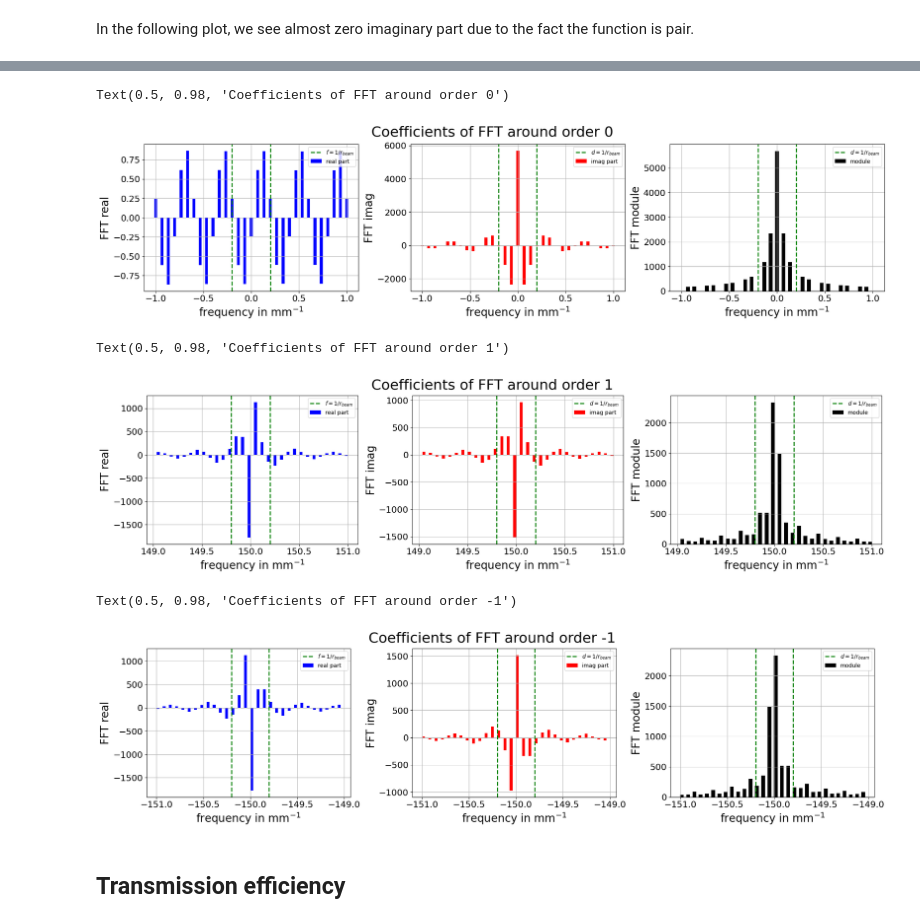
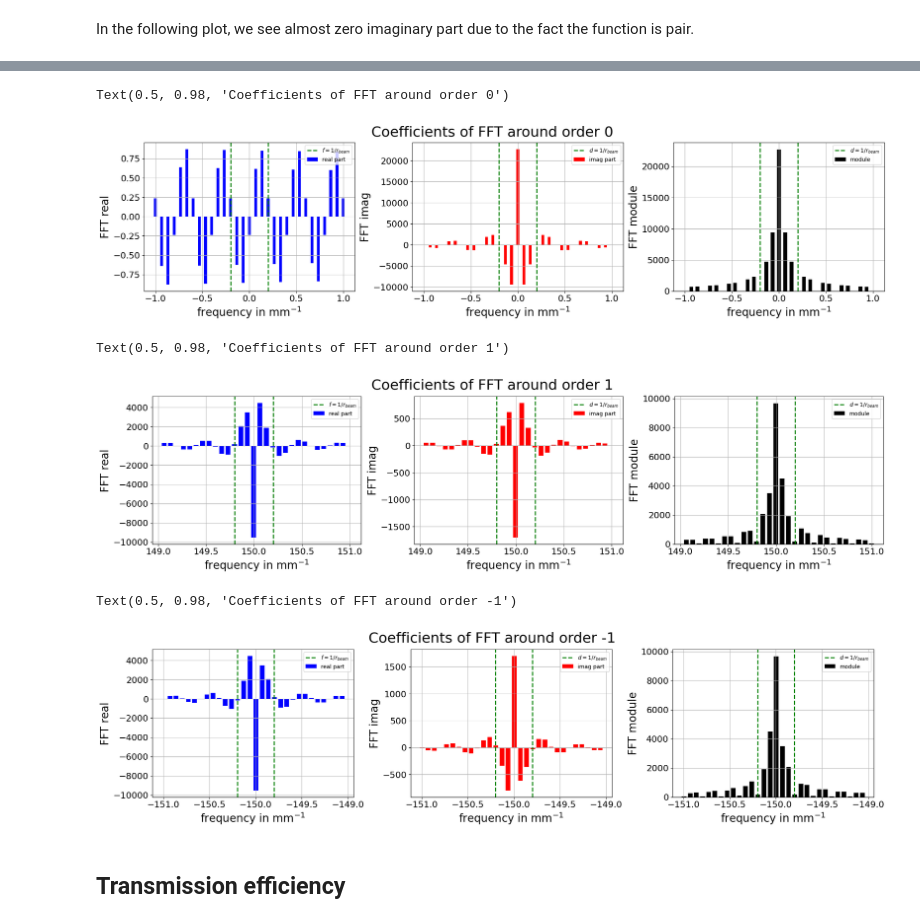
Before and after one commit to sylvielsstfr/AuxtelPSFpoppy, a Jupyter notebook: docs/notebooks/introdiffraction/03_FFT1D_holoidealphasepattern.ipynb, the cells around one changed output, grey strips where cells are left out. Drawn from its saved outputs; the diff is of its cells as text; code cells hidden in the pictures.

```diff
--- a/docs/notebooks/introdiffraction/03_FFT1D_holoidealphasepattern.ipynb
+++ b/docs/notebooks/introdiffraction/03_FFT1D_holoidealphasepattern.ipynb
@@ -212,3 +214,17 @@ ax.set_ylim(0.,1.)
 # %% [output]
 (0.0, 1.0)
 [figure]
+# %%
+def set_holo_phase_debug(x,opticalelement_nblines_permm=Neff,xshift=0,contrast=0.5):
+    """
+    Generate a square phase pattern of transmission including the pupil function.
+    x in mm
+    xshift : between -1,1
+    """
+    a = 1/opticalelement_nblines_permm
+    #x = x + xshift*a/2
+
+    #r = np.exp(1j*np.pi*np.rint(x/a-0.25 - np.floor(x/a-0.25))-0.5)
+    r = np.exp(1j*np.pi* set_holo_pattern_debug(x,opticalelement_nblines_permm=Neff,xshift=xshift,contrast=contrast))
+    rcut = np.where(np.logical_or(x<-beam_radius_mm,x>beam_radius_mm),0,r)
+    return rcut
@@ -215,7 +266,8 @@ ax.set_ylim(0.,1.)
 # %% [markdown]
 ### Parameters of the FFT
 # %%
-Nb = 10001
+#Nb = 10001 ## Too small for sampling
+Nb = 40001 ## Too small for sampling
 padding_factor = 1.5
 # %%
 # x in units of mm
@@ -392,4 +437,9 @@ In order that the two level of $ye$ to be in opposite phase, we must have
 # %% [markdown]
 ### Transmission generated by optical element
 # %%
-r = ap*np.exp(1j*np.pi*ye)
+#r = ap*np.exp(1j*np.pi*ye)
+
+# NOTICE HERE I HAVE TO MULTIPLY BY 1j*pi and not 2j*pi
+# ?????
+#r = ap*np.exp(1j*np.pi*ye) # Old way to calculate
+r = set_holo_phase_debug(xe,opticalelement_nblines_permm=Neff,xshift=0) # new way
@@ -594,12 +651,12 @@ ax3.grid(); ax3.legend()
 plt.suptitle("Coefficients of FFT around order 0",fontsize=26)
 # %% [output]
 Text(0.5, 0.98, 'Coefficients of FFT around order 0')
-[figure, old version]
+[figure, new version]
 # %%
 fig,(ax1,ax2,ax3) = plt.subplots(1,3,figsize=(20,5),sharex=True,layout="constrained")
-ax1.bar(freq[indexes_order_p1],real[indexes_order_p1],width=0.03,facecolor="b",label="real part")
-ax2.bar(freq[indexes_order_p1],imag[indexes_order_p1],width=0.03,facecolor="r",label="imag part")
-ax3.bar(freq[indexes_order_p1],module[indexes_order_p1],width=0.04,facecolor="k",label="module")
+ax1.bar(freq[indexes_order_p1],real[indexes_order_p1],width=0.05,facecolor="b",label="real part")
+ax2.bar(freq[indexes_order_p1],imag[indexes_order_p1],width=0.05,facecolor="r",label="imag part")
+ax3.bar(freq[indexes_order_p1],module[indexes_order_p1],width=0.05,facecolor="k",label="module")
 ax1.set_ylabel("FFT real")
 ax2.set_ylabel("FFT imag")
 ax3.set_ylabel("FFT module")
@@ -621,33 +678,33 @@ ax3.grid(); ax3.legend()
 plt.suptitle("Coefficients of FFT around order 1",fontsize=26)
 # %% [output]
 Text(0.5, 0.98, 'Coefficients of FFT around order 1')
-[figure, old version]
+[figure, new version]
 # %%
 fig,(ax1,ax2,ax3) = plt.subplots(1,3,figsize=(20,5),sharex=True,layout="constrained")
-ax1.bar(freq[indexes_order_m1],real[indexes_order_m1],width=0.03,facecolor="b",label="real part")
-ax2.bar(freq[indexes_order_m1],imag[indexes_order_m1],width=0.03,facecolor="r",label="imag part")
-ax3.bar(freq[indexes_order_m1],module[indexes_order_m1],width=0.04,facecolor="k",label="module")
+ax1.bar(freq[indexes_order_m1],real[indexes_order_m1],width=0.05,facecolor="b",label="real part")
+ax2.bar(freq[indexes_order_m1],imag[indexes_order_m1],width=0.05,facecolor="r",label="imag part")
+ax3.bar(freq[indexes_order_m1],module[indexes_order_m1],width=0.05,facecolor="k",label="module")
 ax1.set_ylabel("FFT real")
 ax2.set_ylabel("FFT imag")
 ax3.set_ylabel("FFT module")
 
 ax1.axvline(x=1/beam_radius_mm - f_order1 ,c="g",ls="--",label="$f = 1/r_{beam}$")
 ax2.axvline(x=1/beam_radius_mm - f_order1 ,c="g",ls="--",label="$d = 1/r_{beam}$")
 ax3.axvline(x=1/beam_radius_mm - f_order1 ,c="g",ls="--",label="$d = 1/r_{beam}$")
 
 ax1.axvline(x=-1/beam_radius_mm - f_order1 ,c="g",ls="--")
 ax2.axvline(x=-1/beam_radius_mm - f_order1 ,c="g",ls="--")
 ax3.axvline(x=-1/beam_radius_mm - f_order1 ,c="g",ls="--")
 
 ax3.set_xlabel("frequency in mm$^{-1}$")
 ax2.set_xlabel("frequency in mm$^{-1}$")
 ax1.set_xlabel("frequency in mm$^{-1}$")
 ax1.grid(); ax1.legend()
 ax2.grid(); ax2.legend()
 ax3.grid(); ax3.legend()
 plt.suptitle("Coefficients of FFT around order -1",fontsize=26)
 # %% [output]
 Text(0.5, 0.98, 'Coefficients of FFT around order -1')
-[figure, old version]
+[figure, new version]
 # %% [markdown]
 ## Transmission efficiency
```
Also changed, not shown: parts of 54 cells of this notebook, 1 other file.
